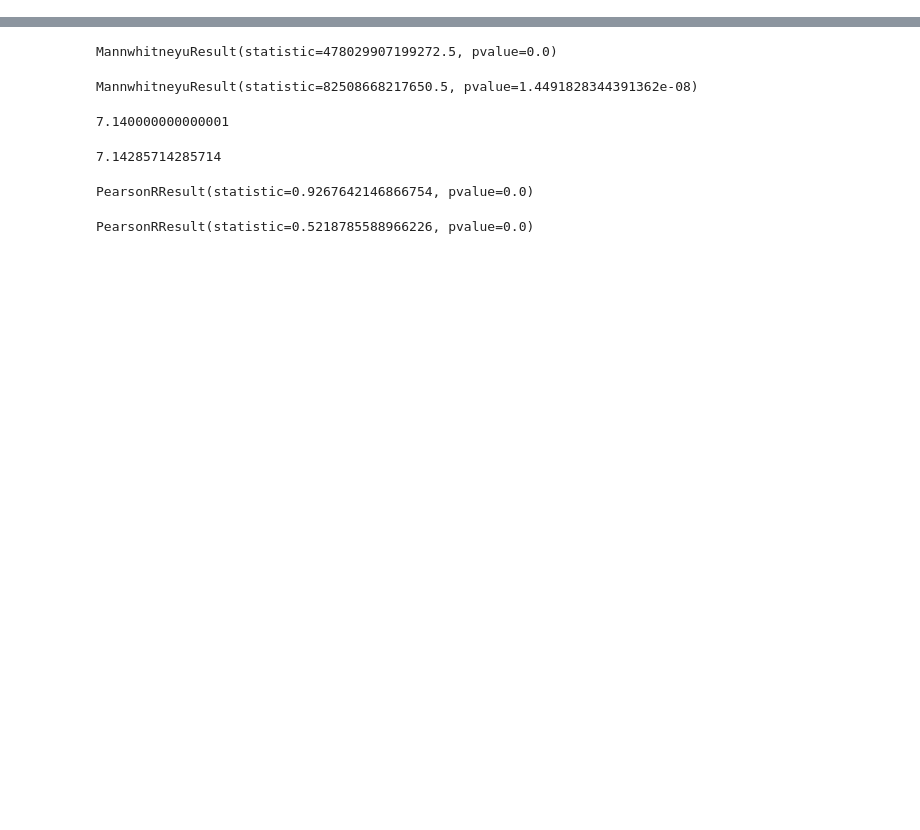
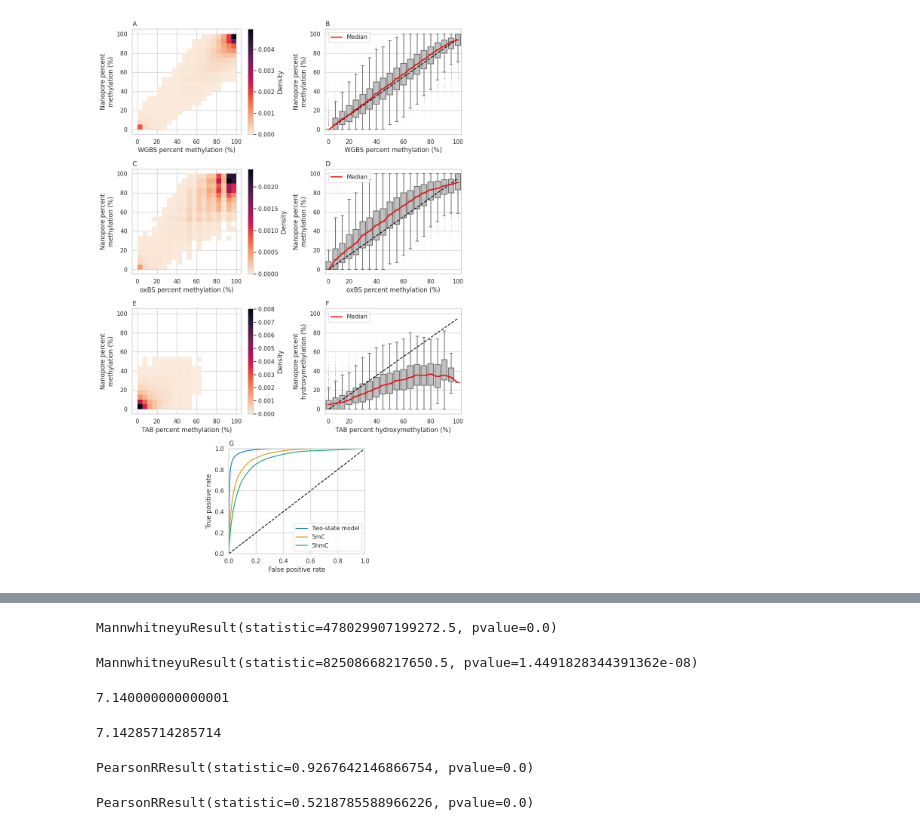
Before and after one commit to DominicOH/Analysis-of-nanopore-epigenetic-sequencing, a Jupyter notebook: CpG_level_fig3.ipynb, the cells around one changed output, grey strips where cells are left out. Drawn from its saved outputs; the diff is of its cells as text; code cells hidden in the pictures; blank space fills up the shorter version.

```diff
--- a/CpG_level_fig3.ipynb
+++ b/CpG_level_fig3.ipynb
@@ -85,3 +85,86 @@ def makeROC(binarised_df):
 def ROCwrapper(merged_df, threshold):
     binarised_df = ROCbinariser(merged_df, threshold)
     return makeROC(binarised_df)
+# %%
+from matplotlib.gridspec import GridSpec
+import matplotlib.pyplot as pl
+import numpy as np
+import seaborn as sns
+
+sns.set_theme(style="whitegrid")
+sns.set_palette("colorblind")
+
+fig1 = pl.figure(figsize=(10, 15))
+gs1 = GridSpec(4, 4, fig1)
+
+ax1 = fig1.add_subplot(gs1[0, :2])
+ax2 = fig1.add_subplot(gs1[0, 2:])
+ax3 = fig1.add_subplot(gs1[1, :2])
+ax4 = fig1.add_subplot(gs1[1, 2:])
+ax5 = fig1.add_subplot(gs1[2, :2])
+ax6 = fig1.add_subplot(gs1[2, 2:])
+
+merged_2mod_df = mergeModDFs(nano_2mod_df, wgbs_df)
+
+sns.histplot(merged_2mod_df, x="percentMeth_BS", y="percentMeth_Nano", cmap="rocket_r", bins=20, pthresh=0.01, cbar=True, stat="density", ax=ax1, cbar_kws=dict(label="Density"))
+ax1.set_xlabel("WGBS percent methylation (%)")
+ax1.set_ylabel("Nanopore percent\nmethylation (%)")
+ax1.set_title("A", loc="left")
+
+sns.boxplot(binBenchmark(merged_2mod_df), x="BS_bin", y="percentMeth_Nano", color="silver", fliersize=0.01, flierprops={"marker":"x"}, ax=ax2)
+ax2.plot(np.arange(0, 20, 1), np.arange(0, 100, 5), linestyle="dashed", color="black", zorder=5)
+ax2.set_xticks([0, 3, 7, 11, 15, 19], labels=["0", "20", "40", "60", "80", "100"])
+ax2.set_xlabel("WGBS percent methylation (%)")
+ax2.set_ylabel("Nanopore percent\nmethylation (%)")
+ax2.plot(np.arange(0, 20, 1), linePlotWrapper(merged_2mod_df)["percentMeth_Nano"], color="red", linewidth=2, label="Median", zorder=10)
+ax2.legend()
+ax2.set_title("B", loc="left")
+sns.move_legend(ax2, "upper left")
+
+merged_mc_df = mergeModDFs(nano_mc_df, oxbs_df)
+sns.histplot(merged_mc_df, x="percentMeth_BS", y="percentMeth_Nano", cmap="rocket_r", bins=20, pthresh=0.01, cbar=True, stat="density", ax=ax3, cbar_kws=dict(label="Density"))
+ax3.set_xlabel("oxBS percent methylation (%)")
+ax3.set_ylabel("Nanopore percent\nmethylation (%)")
+ax3.set_title("C", loc="left")
+
+sns.boxplot(binBenchmark(merged_mc_df), x="BS_bin", y="percentMeth_Nano", color="silver", fliersize=0.01, flierprops={"marker":"x"}, ax=ax4)
+ax4.plot(np.arange(0, 20, 1), np.arange(0, 100, 5), linestyle="dashed", color="black", zorder=5)
+ax4.set_xticks([0, 3, 7, 11, 15, 19], labels=["0", "20", "40", "60", "80", "100"])
+ax4.set_xlabel("oxBS percent methylation (%)")
+ax4.set_ylabel("Nanopore percent\nmethylation (%)")
+ax4.plot(np.arange(0, 20, 1), linePlotWrapper(merged_mc_df)["percentMeth_Nano"], color="red", linewidth=2, label="Median", zorder=10)
+ax4.legend()
+ax4.set_title("D", loc="left")
+sns.move_legend(ax4, "upper left")
+
+merged_hmc_df = mergeModDFs(nano_hmc_df, tab_df)
+sns.histplot(merged_hmc_df, x="percentMeth_BS", y="percentMeth_Nano", cmap="rocket_r", bins=20, pthresh=0.01, cbar=True, stat="density", ax=ax5, cbar_kws=dict(label="Density"))
+ax5.set_xlabel("TAB percent methylation (%)")
+ax5.set_ylabel("Nanopore percent\nmethylation (%)")
+ax5.set_title("E", loc="left")
+
+sns.boxplot(binBenchmark(merged_hmc_df), x="BS_bin", y="percentMeth_Nano", color="silver", fliersize=0.01, flierprops={"marker":"x"}, ax=ax6)
+ax6.plot(np.arange(0, 20, 1), np.arange(0, 100, 5), linestyle="dashed", color="black", zorder=5)
+ax6.set_xticks([0, 3, 7, 11, 15, 19], labels=["0", "20", "40", "60", "80", "100"])
+ax6.set_xlabel("TAB percent hydroxymethylation (%)")
+ax6.set_ylabel("Nanopore percent\nhydroxymethylation (%)")
+ax6.plot(np.arange(0, 20, 1), linePlotWrapper(merged_hmc_df)["percentMeth_Nano"], color="red", linewidth=2, label="Median", zorder=10)
+ax6.legend()
+ax6.set_title("F", loc="left")
+sns.move_legend(ax6, "upper left")
+
+ax7 = fig1.add_subplot(gs1[3, 1:3])
+ax7.plot(ROCwrapper(merged_2mod_df, threshold=50)[0], ROCwrapper(merged_2mod_df, threshold=50)[1], '-', label="Two-state model")
+ax7.plot(ROCwrapper(merged_mc_df, threshold=50)[0], ROCwrapper(merged_mc_df, threshold=50)[1], '-', label="5mC")
+ax7.plot(ROCwrapper(merged_hmc_df, threshold=50)[0], ROCwrapper(merged_hmc_df, threshold=50)[1], '-', label="5hmC")
+ax7.set_xlabel("False positive rate")
+ax7.set_ylabel("True positive rate")
+ax7.set_xlim(0, 1)
+ax7.set_ylim(0, 1)
+ax7.plot(np.arange(0, 1, 0.01), np.arange(0, 1, 0.01), "black", linestyle="--")
+ax7.legend()
+ax7.set_title("G", loc="left")
+
+fig1.tight_layout()
+# %% [output]
+[figure, added]
```
Also changed, not shown: parts of 28 cells of this notebook.
